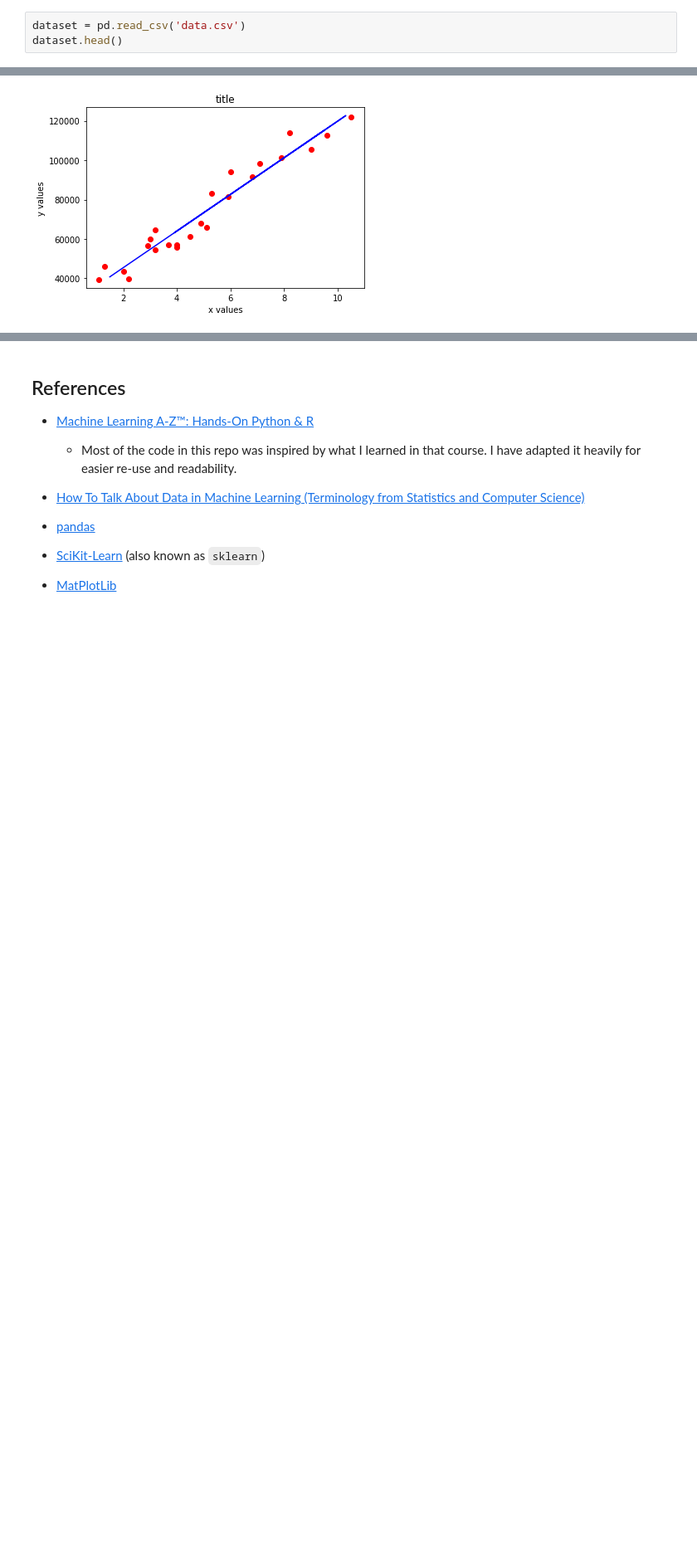
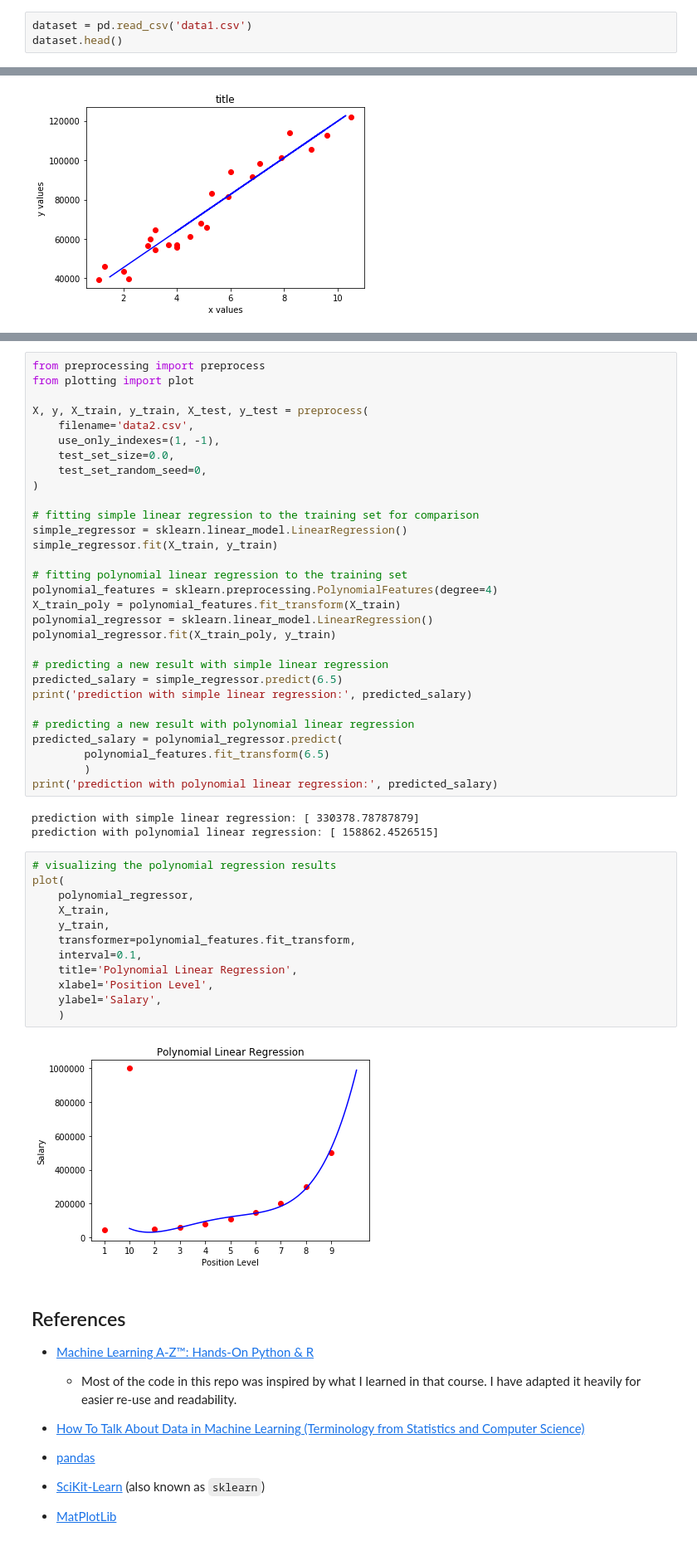
Before and after one commit to jpbatz/intro-to-machine-learning, a Jupyter notebook: Intro to Machine Learning in Python.ipynb, the cells around one changed output, grey strips where cells are left out. Shown at 83% size. Cells and saved outputs as stored; diff of their text form; blank space fills up the shorter version.

```diff
--- a/Intro to Machine Learning in Python.ipynb
+++ b/Intro to Machine Learning in Python.ipynb
@@ -80,7 +80,7 @@ dataset = pd.read_csv(filename)
 
 `dataset` is now a data frame containing the full contents of your input file and with smart assumptions about the types of values in each column.
 # %%
-dataset = pd.read_csv('data.csv')
+dataset = pd.read_csv('data1.csv')
 dataset.head()
 # %% [output]
 |  | YearsExperience | Salary |
@@ -207,3 +210,50 @@ plt.show()
+# %%
+from preprocessing import preprocess
+from plotting import plot
+
+X, y, X_train, y_train, X_test, y_test = preprocess(
+    filename='data2.csv',
+    use_only_indexes=(1, -1),
+    test_set_size=0.0,
+    test_set_random_seed=0,
+)
+
+# fitting simple linear regression to the training set for comparison
+simple_regressor = sklearn.linear_model.LinearRegression()
+simple_regressor.fit(X_train, y_train)
+
+# fitting polynomial linear regression to the training set
+polynomial_features = sklearn.preprocessing.PolynomialFeatures(degree=4)
+X_train_poly = polynomial_features.fit_transform(X_train)
+polynomial_regressor = sklearn.linear_model.LinearRegression()
+polynomial_regressor.fit(X_train_poly, y_train)
+
+# predicting a new result with simple linear regression
+predicted_salary = simple_regressor.predict(6.5)
+print('prediction with simple linear regression:', predicted_salary)
+
+# predicting a new result with polynomial linear regression
+predicted_salary = polynomial_regressor.predict(
+        polynomial_features.fit_transform(6.5)
+        )
+print('prediction with polynomial linear regression:', predicted_salary)
+# %% [output]
+prediction with simple linear regression: [ 330378.78787879]
+prediction with polynomial linear regression: [ 158862.4526515]
+# %%
+# visualizing the polynomial regression results
+plot(
+    polynomial_regressor,
+    X_train,
+    y_train,
+    transformer=polynomial_features.fit_transform,
+    interval=0.1,
+    title='Polynomial Linear Regression',
+    xlabel='Position Level',
+    ylabel='Salary',
+    )
+# %% [output]
+[figure, added]
 # %% [markdown]
 ## References
 
```
Also changed, not shown: parts of 4 cells of this notebook, 4 other files.
